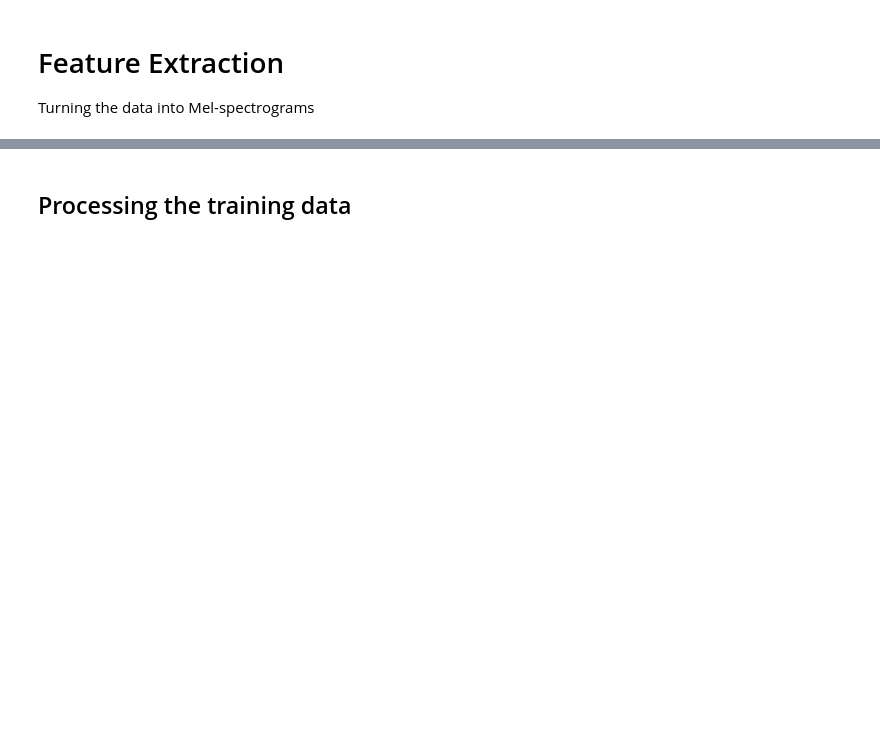
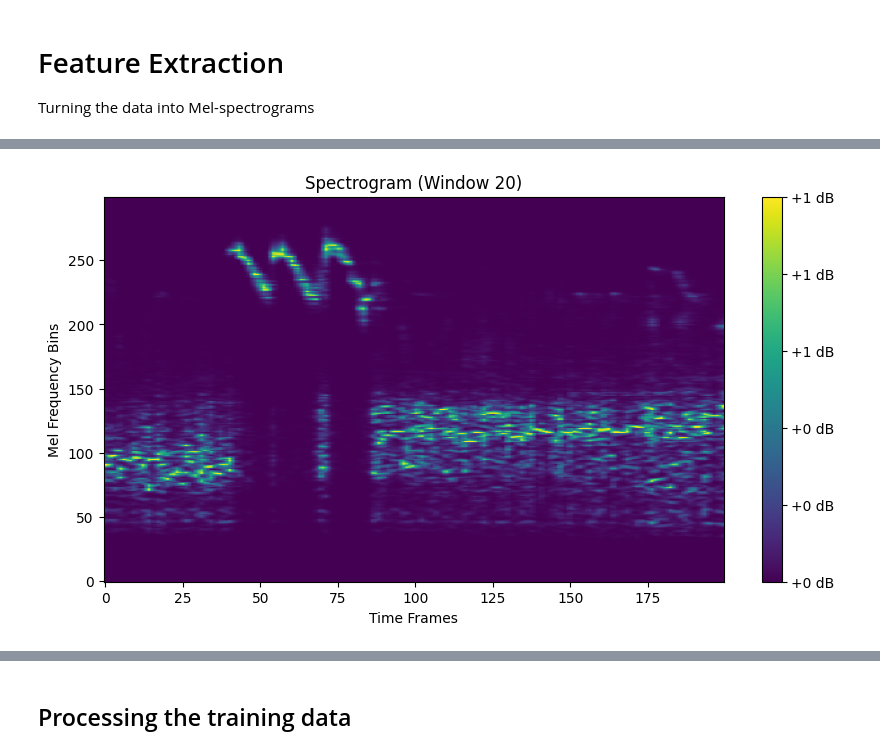
Before and after one commit to Thato-Mot/Final-Version-Of-Bird-Classification-Project, a Jupyter notebook: Stage-1/stage-1-train-val-split.ipynb, the cells around one changed output, grey strips where cells are left out. Saved outputs shown, nothing was run; the diff lists cells and outputs as text; code cells hidden in the pictures; blank space fills up the shorter version.

```diff
--- a/Stage-1/stage-1-train-val-split.ipynb
+++ b/Stage-1/stage-1-train-val-split.ipynb
@@ -263,0 +303,45 @@ def get_mel_spectrogram_squeeze_stretch(npy_file, sr=sr, n_mels=n_mels, hop_leng
+# %%
+# Function to plot a selected spectrogram and play the corresponding audio
+def plot_spectrogram(spectrogram_data, window_index, window_size, file_path, sr=22050):
+
+    if window_index < 0 or window_index >= len(spectrogram_data['spectrograms']):
+        raise IndexError("Invalid window index. Please choose a valid index.")
+
+    selected_spectrogram = spectrogram_data['spectrograms'][window_index]
+    audio = np.load(file_path)
+
+
+    window_samples = int(window_size * sr)
+    hop_samples = int(window_samples * (1 - 0.5))
+    start_index = window_index * hop_samples
+    end_index = start_index + window_samples
+
+    if end_index > len(audio):
+        end_index = len(audio)
+        start_index = max(0, end_index - window_samples)
+
+    audio_segment = audio[start_index:end_index]
+
+    plt.figure(figsize=(10, 5))
+    plt.imshow(selected_spectrogram, aspect='auto', origin='lower', cmap='viridis')
+    plt.colorbar(format='%+2.0f dB')
+    plt.title(f'Spectrogram (Window {window_index})')
+    plt.xlabel('Time Frames')
+    plt.ylabel('Mel Frequency Bins')
+    plt.show()
+
+    # Play the corresponding audio segment
+    return Audio(audio_segment, rate=sr)
+# %%
+file_path = 'Motacilla flava/XC252756.npy'
+label = 'Motacilla flava'
+
+example_path = npy_path + file_path
+
+spectrogram_data = process_audio_file(example_path, label, window_size=3, overlap=0.5)
+
+window_index_to_plot = 20
+audio_widget = plot_spectrogram(spectrogram_data, window_index_to_plot, window_size=3, file_path=example_path)
+display(audio_widget)
+# %% [output]
+[figure, added]
```
Also changed, not shown: parts of 53 cells of this notebook.
